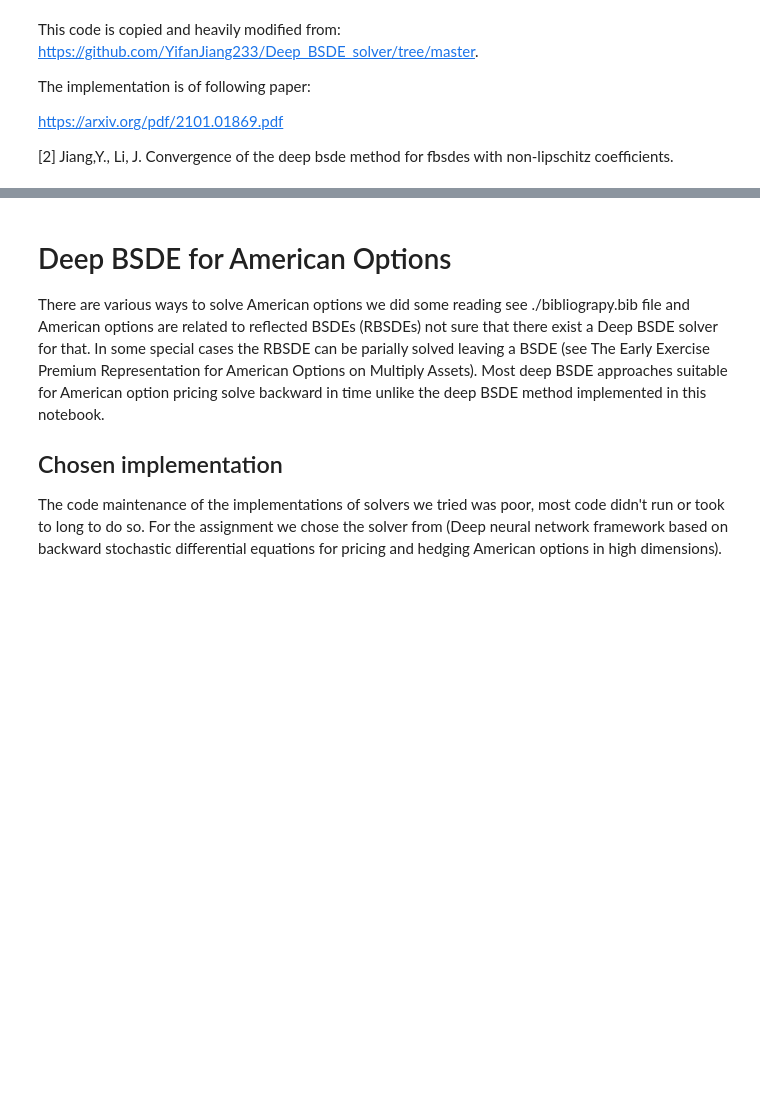
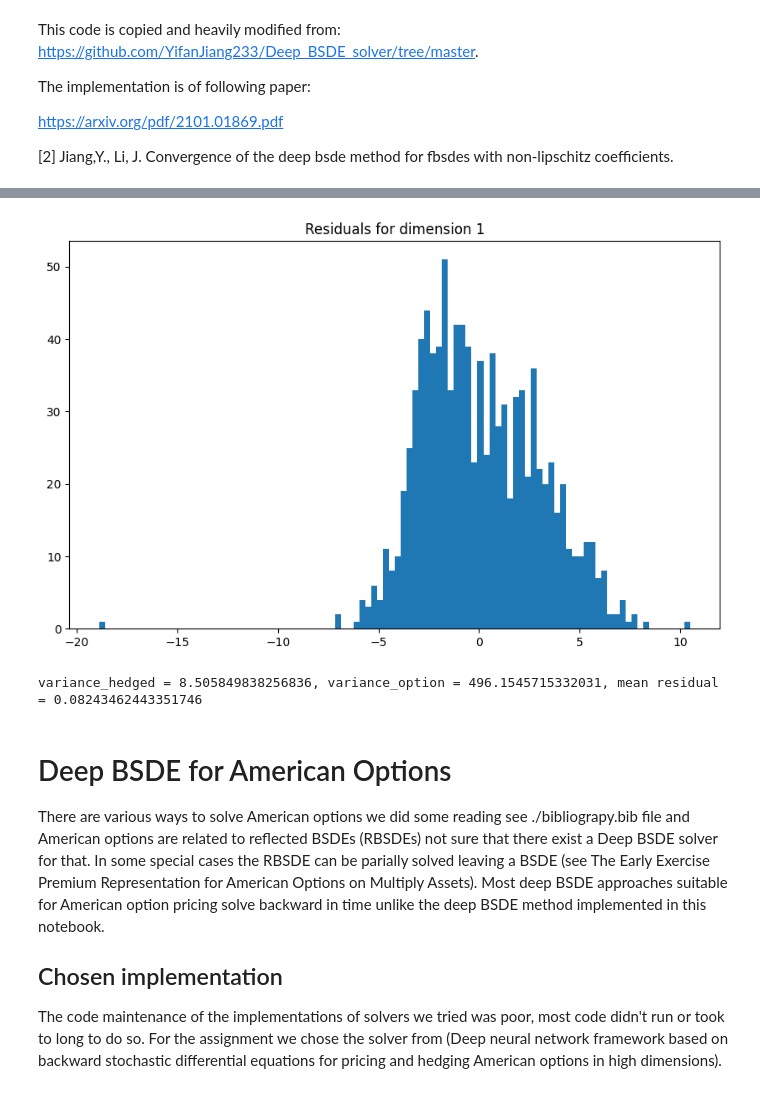
Before and after one commit to ISIPINK/Assignment_Financial_Mathematics_2024, a Jupyter notebook: deep_BSDE.ipynb, the cells around one changed output, grey strips where cells are left out. Cells and saved outputs as stored; diff of their text form; code cells hidden in the pictures; blank space fills up the shorter version.

Commit message:
fixed another shape bug, added reload to notebooks

```diff
--- a/deep_BSDE.ipynb
+++ b/deep_BSDE.ipynb
@@ -254,22 +257,22 @@ class BSDEsolver():
                 print(f"loss: {float(loss):7.2f} mean res: {torch.mean(self.fpar.g(x)-y):7.2f} y0: {float(self.model.y_0):7.2f} done: {i/itr*100:5.2f}% Iteration: {i}")
         return loss_data, y0_data
 
-    # def evaluate(self, batch_size, N):
-    #     with torch.no_grad():
-    #         x, y = self.model(batch_size, N)
-    #         variance_hedged = torch.nn.MSELoss()(self.fpar.g(x), y)
-    #         variance = torch.nn.MSELoss()(self.fpar.g(x), torch.zeros_like(x))
-    #         residuals = y-self.fpar.g(x)
+    def evaluate(self, batch_size, N):
+        with torch.no_grad():
+            x, y = self.model(batch_size, N)
+            variance_hedged = torch.nn.MSELoss()(self.fpar.g(x), y)
+            variance = torch.nn.MSELoss()(self.fpar.g(x), torch.zeros_like(x))
+            residuals = y-self.fpar.g(x)
 
-    #     residuals = residuals.detach().cpu()
+        residuals = residuals.detach().cpu()
 
-    #     for i in range(residuals.shape[1]):
-    #         plt.figure(figsize=(10, 6))
-    #         plt.hist(residuals[:, i], bins = batch_size//10)
-    #         plt.title(f'Residuals for dimension {i+1}')
-    #         plt.show()
+        for i in range(residuals.shape[1]):
+            plt.figure(figsize=(10, 6))
+            plt.hist(residuals[:, i], bins = batch_size//10)
+            plt.title(f'Residuals for dimension {i+1}')
+            plt.show()
 
-    #     print(f"variance_hedged = {variance_hedged}, variance_option = {variance}, mean residual = {torch.mean(residuals)}")
+        print(f"variance_hedged = {variance_hedged}, variance_option = {variance}, mean residual = {torch.mean(residuals)}")
 # %%
 import matplotlib.pyplot as plt
 from parameters import parameters_default
@@ -287,7 +290,7 @@ def mu(t, x, y): return par.mu*x
 
 def sigma(t, x): return par.sigma*x
 
-def f_europian(t, x, y, z): return -par.r*y + z*(par.r-par.mu)/par.sigma
+def f_europian(t, x, y, z): return -par.r*y + z.reshape(x.shape)*(par.r-par.mu)/par.sigma
 
 def f_europian2(t, x, y, z): return -par.r*y
 
@@ -295,7 +298,7 @@ def g_put(x): return torch.max(par.K-x, torch.zeros_like(x, device=device))
 
 torch.manual_seed(49)
 
-fbsde_pars = fbsde_parameters(S0, mu, sigma, f_europian2, g_put, par.T, dim_x, dim_y, dim_W, guess_sol)
+fbsde_pars = fbsde_parameters(S0, mu, sigma, f_europian, g_put, par.T, dim_x, dim_y, dim_W, guess_sol)
 net = Network1(fbsde_pars, dim_h, num_layers)
 model = Model(fbsde_pars, net)
 bsde_solver = BSDEsolver(model)
@@ -305,9 +308,9 @@ time_discretizations = [2,5,10,20,40]
 iterations = [100,100,100,100,100]
 batch_sizes = [100,100,1000,1000,1000]
 
-time_discretizations = [2,5,10]
-iterations = [100,100,20]
-batch_sizes = [1000,1000,1000]
+# time_discretizations = [2,5,10]
+# iterations = [100,100,20]
+# batch_sizes = [1000,1000,1000]
 
 # time_discretizations = [2,5,10,20,40]
 # iterations = [20,20,20,20,100]
@@ -348,4 +351,9 @@ loss:   20.31 mean res:   -0.14 y0:   14.05 done: 95.00% Iteration: 19
 ============================================================
+# %%
+bsde_solver.evaluate(1000, 1000)
+# %% [output]
+[figure, added]
+variance_hedged = 8.505849838256836, variance_option = 496.1545715332031, mean residual = 0.08243462443351746
 # %% [markdown]
 # Deep BSDE for American Options
 There are various ways to solve American options we did some reading see ./bibliograpy.bib file
```
Also changed, not shown: parts of 3 cells of this notebook, 5 other files.
